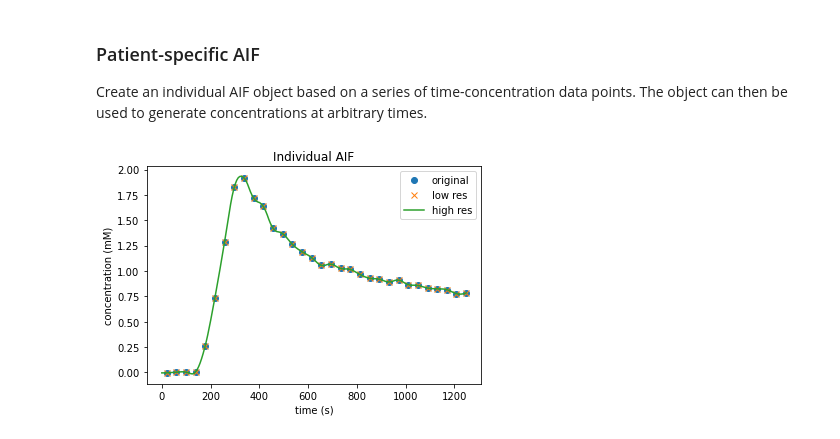
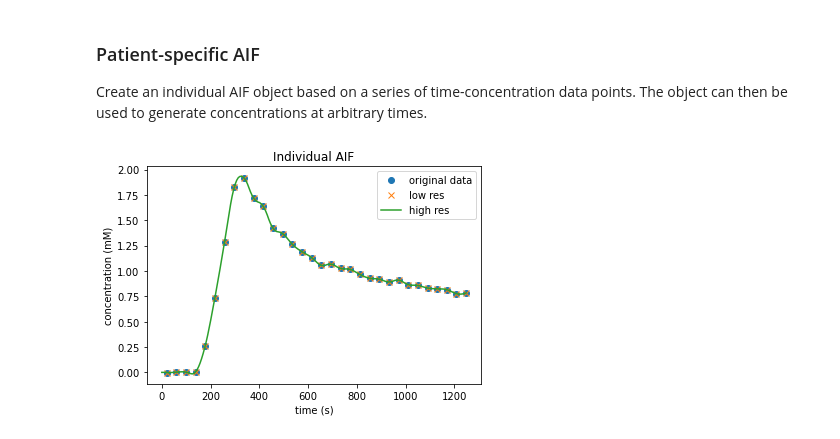
Before and after one commit to OSIPI/DCE-DSC-MRI_CodeCollection, a Jupyter notebook: src/original/MJT_UoEdinburghUK/demo/demo_aif.ipynb, the cells around one changed output. Drawn from its saved outputs; the diff is of its cells as text; code cells hidden in the pictures.

```diff
--- a/src/original/MJT_UoEdinburghUK/demo/demo_aif.ipynb
+++ b/src/original/MJT_UoEdinburghUK/demo/demo_aif.ipynb
@@ -32,25 +32,25 @@ Create an individual AIF object based on a series of time-concentration data poi
 The object can then be used to generate concentrations at arbitrary times.
 # %%
 # define concentration-time measurements
-t = np.array([19.810000,59.430000,99.050000,138.670000,178.290000,217.910000,257.530000,297.150000,336.770000,376.390000,416.010000,455.630000,495.250000,534.870000,574.490000,614.110000,653.730000,693.350000,732.970000,772.590000,812.210000,851.830000,891.450000,931.070000,970.690000,1010.310000,1049.930000,1089.550000,1129.170000,1168.790000,1208.410000,1248.030000])
-c_p = np.array([-0.004937,0.002523,0.002364,0.005698,0.264946,0.738344,1.289008,1.826013,1.919158,1.720187,1.636699,1.423867,1.368308,1.263610,1.190378,1.132603,1.056400,1.066964,1.025331,1.015179,0.965908,0.928219,0.919029,0.892000,0.909929,0.865766,0.857195,0.831985,0.823747,0.815591,0.776007,0.783767])
+t_patient = np.array([19.810000,59.430000,99.050000,138.670000,178.290000,217.910000,257.530000,297.150000,336.770000,376.390000,416.010000,455.630000,495.250000,534.870000,574.490000,614.110000,653.730000,693.350000,732.970000,772.590000,812.210000,851.830000,891.450000,931.070000,970.690000,1010.310000,1049.930000,1089.550000,1129.170000,1168.790000,1208.410000,1248.030000])
+c_p_patient = np.array([-0.004937,0.002523,0.002364,0.005698,0.264946,0.738344,1.289008,1.826013,1.919158,1.720187,1.636699,1.423867,1.368308,1.263610,1.190378,1.132603,1.056400,1.066964,1.025331,1.015179,0.965908,0.928219,0.919029,0.892000,0.909929,0.865766,0.857195,0.831985,0.823747,0.815591,0.776007,0.783767])
 
 # create AIF object from measurements
-aif = aifs.patient_specific(t, c_p)
+patient_aif = aifs.patient_specific(t_patient, c_p_patient)
 
 # get AIF conc at original temporal resolution
-c_p_lowres = aif.c_ap(t)
+c_p_patient_lowres = patient_aif.c_ap(t_patient)
 
 # get (interpolated) AIF conc at higher temporal resolution
-t_highres = np.linspace(0., max(t), 200) # required time points
-c_p_highres = aif.c_ap(t_highres)
+t_patient_highres = np.linspace(0., max(t_patient), 200) # required time points
+c_p_patient_highres = patient_aif.c_ap(t_patient_highres)
 
-plt.plot(t, c_p, 'o', label='original')
-plt.plot(t, c_p_lowres, 'x', label='low res')
-plt.plot(t_highres, c_p_highres, '-', label='high res')
+plt.plot(t_patient, c_p_patient, 'o', label='original data')
+plt.plot(t_patient, c_p_patient_lowres, 'x', label='low res')
+plt.plot(t_patient_highres, c_p_patient_highres, '-', label='high res')
 plt.legend()
 plt.xlabel('time (s)')
 plt.ylabel('concentration (mM)')
 plt.title('Individual AIF');
 # %% [output]
-[figure, old version]
+[figure, new version]
```
Also changed, not shown: parts of 5 cells of this notebook, 4 other files.
